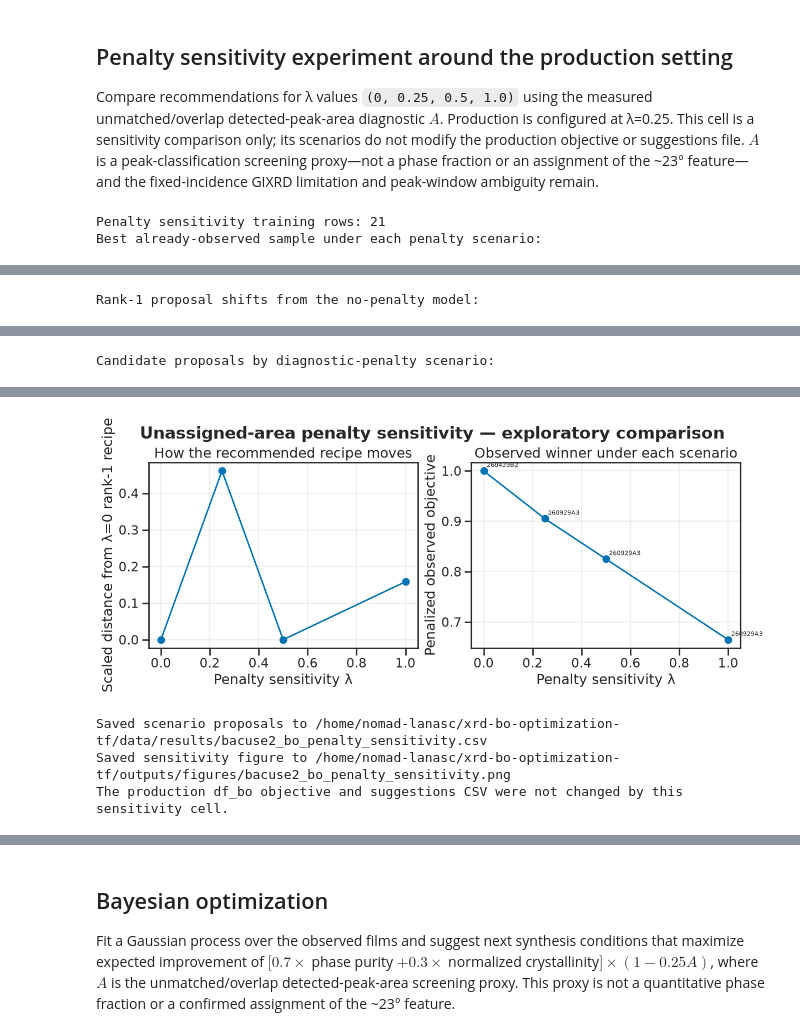
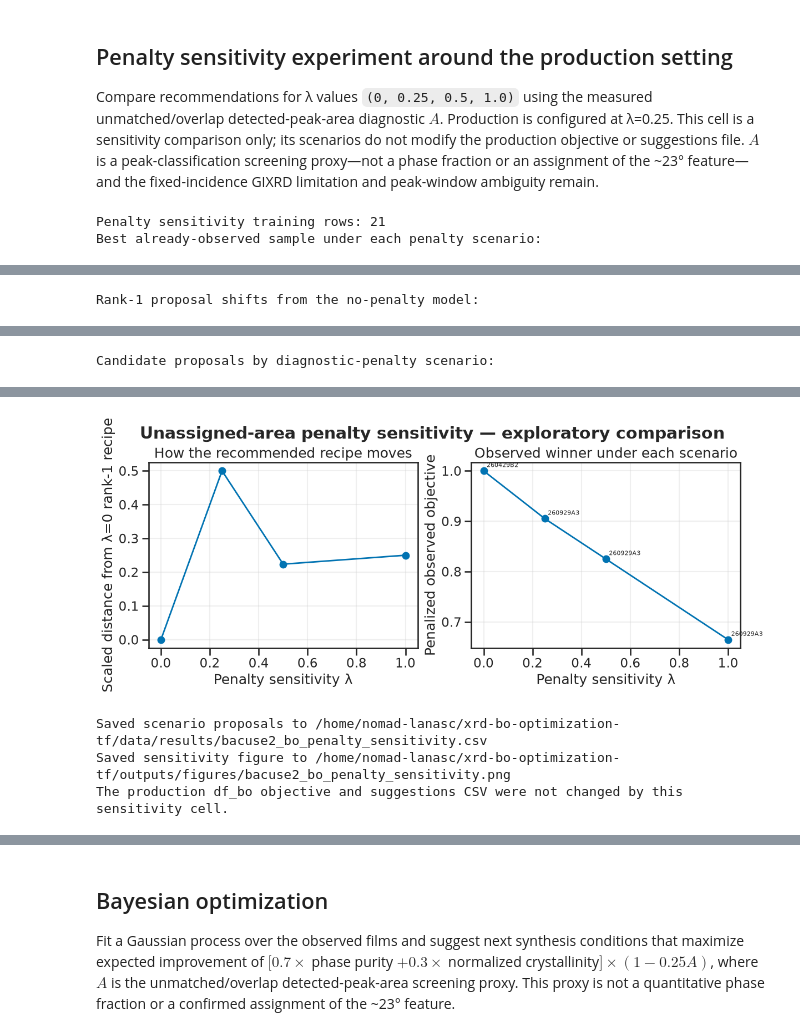
Before and after one commit to GarzonDiegoFEUP/xrd-bo-optimization-tf, a Jupyter notebook: notebooks/3.bo_xrd.ipynb, the cells around one changed output, grey strips where cells are left out. Drawn from its saved outputs; the diff is of its cells as text; code cells hidden in the pictures.

```diff
--- a/notebooks/3.bo_xrd.ipynb
+++ b/notebooks/3.bo_xrd.ipynb
@@ -318,14 +319,13 @@ import pandas as pd
 from xrd_bo_optimization_tf.bayesian_opt import suggest_next_conditions
 from xrd_bo_optimization_tf.config import (
     RESULTS_DATA_DIR,
+    SE_PULSE_DUTY_CYCLE_COLUMN,
     UNASSIGNED_AREA_PENALTY_LAMBDA,
 )
 
 PENALTY_LAMBDAS = (0.0, 0.25, 0.5, 1.0)
 PENALTY_N_SUGGESTIONS = 5
-numeric_bo_params = tuple(
-    name for name in BO_PARAMS if name != SE_PULSE_PROFILE_COLUMN
-)
+numeric_bo_params = tuple(BO_PARAMS)
 penalty_candidate_tables = {}
 penalty_observed_best = []
 
@@ -388,8 +388,7 @@ penalty_best_observed = pd.DataFrame(penalty_observed_best)
 print("Best already-observed sample under each penalty scenario:")
 display(penalty_best_observed.round(3))
 
-# Compare rank-1 recommendations; categorical profile changes contribute one
-# dimensionless step to the distance, rather than being coerced to a number.
+# Compare rank-1 recommendations using normalized numeric parameter shifts.
 baseline_proposal = penalty_candidate_tables[0.0].iloc[0]
 observed_ranges = {
     column: float(penalty_training[column].max() - penalty_training[column].min())
@@ -405,14 +404,12 @@ for penalty_lambda, table in penalty_candidate_tables.items():
         if observed_ranges[column] > 0 else 0.0
         for column in numeric_bo_params
     }
-    profile_changed = proposal[SE_PULSE_PROFILE_COLUMN] != baseline_proposal[SE_PULSE_PROFILE_COLUMN]
-    distance_components = [*scaled_deltas.values(), float(profile_changed)]
+    distance_components = list(scaled_deltas.values())
     shift_rows.append({
         "penalty_lambda": penalty_lambda,
         "proposal_rank1_predicted_penalized_objective": float(proposal["predicted_objective"]),
         "proposal_rank1_predicted_std": float(proposal["predicted_std"]),
         "scaled_distance_from_lambda0": float(np.sqrt(np.mean(np.square(distance_components)))),
-        "pulse_profile_changed": profile_changed,
         **{f"delta_{column}": scaled_deltas[column] for column in numeric_bo_params},
     })
 penalty_proposal_shifts = pd.DataFrame(shift_rows)
@@ -499,4 +496,4 @@ Candidate proposals by diagnostic-penalty scenario:
-[figure, old version]
+[figure, new version]
 Saved scenario proposals to /home/nomad-lanasc/xrd-bo-optimization-tf/data/results/bacuse2_bo_penalty_sensitivity.csv
 Saved sensitivity figure to /home/nomad-lanasc/xrd-bo-optimization-tf/outputs/figures/bacuse2_bo_penalty_sensitivity.png
 The production df_bo objective and suggestions CSV were not changed by this sensitivity cell.
```
Also changed, not shown: parts of 7 cells of this notebook, 17 other files.
